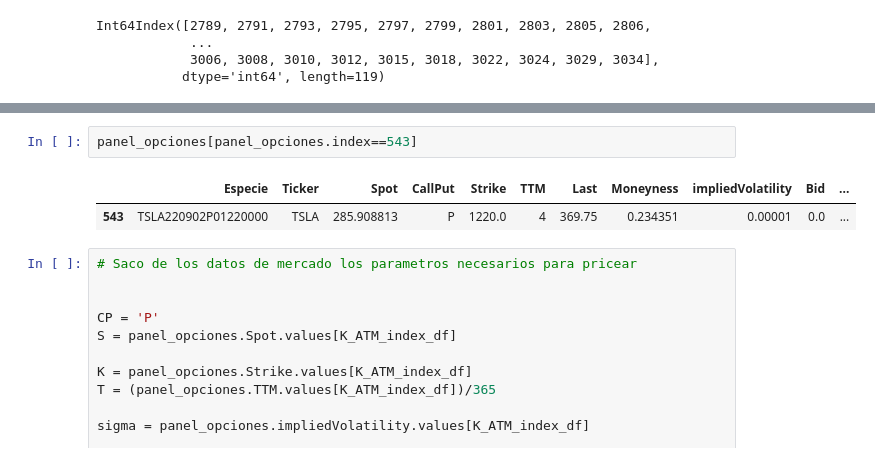
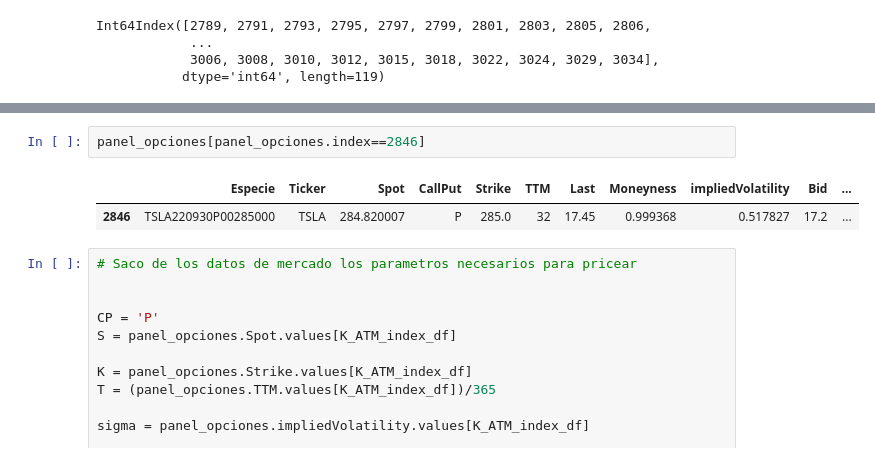
Before and after one commit to manumau-hub/finanzasCuantitativas, a Jupyter notebook: Notebooks/Modelo Binomial.ipynb, the cells around one changed output, grey strips where cells are left out. Cells and saved outputs as stored; diff of their text form.

```diff
--- a/Notebooks/Modelo Binomial.ipynb
+++ b/Notebooks/Modelo Binomial.ipynb
@@ -357,8 +376,8 @@ K_ATM_index_df
 # %%
-panel_opciones[panel_opciones.index==543]
+panel_opciones[panel_opciones.index==2846]
 # %% [output]
 |  | Especie | Ticker | Spot | CallPut | Strike | TTM | Last | Moneyness | impliedVolatility | Bid | ... |
-| 543 | TSLA220902P01220000 | TSLA | 285.908813 | P | 1220.0 | 4 | 369.75 | 0.234351 | 0.00001 | 0.0 | ... |
+| 2846 | TSLA220930P00285000 | TSLA | 284.820007 | P | 285.0 | 32 | 17.45 | 0.999368 | 0.517827 | 17.2 | ... |
 # %%
 # Saco de los datos de mercado los parametros necesarios para pricear
 
```
Also changed, not shown: parts of 10 cells of this notebook, 11 other files.
